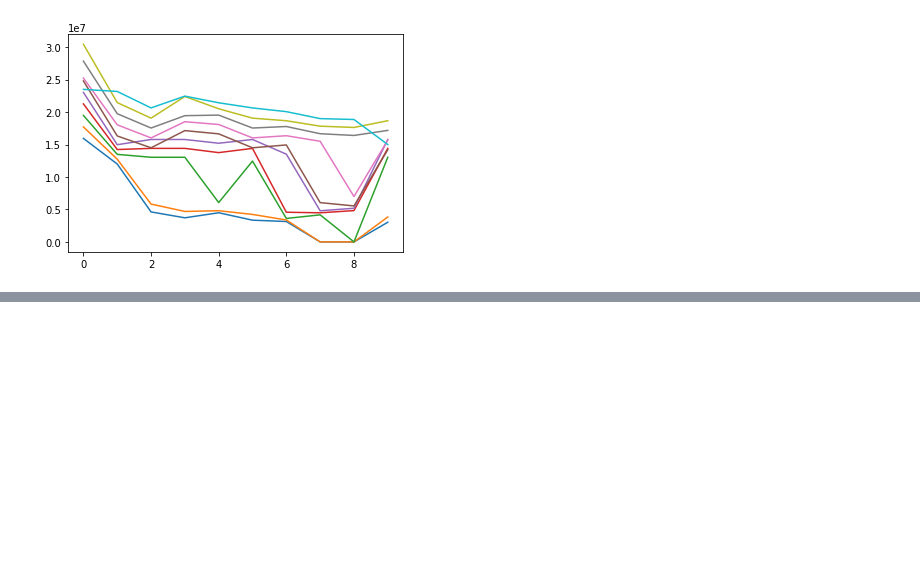
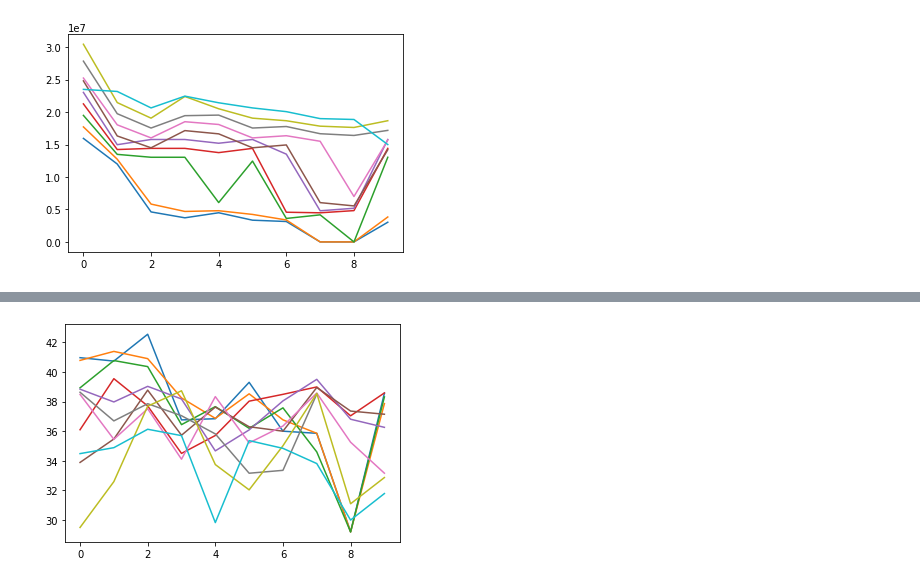
Before and after one commit to twzhangyang/python-for-data-science-path, a Jupyter notebook: src/03-matrix/basketball.ipynb, the cells around one changed output, grey strips where cells are left out. Saved outputs shown, nothing was run; the diff lists cells and outputs as text; code cells hidden in the pictures; blank space fills up the shorter version.

```diff
--- a/src/03-matrix/basketball.ipynb
+++ b/src/03-matrix/basketball.ipynb
@@ -155,0 +163,5 @@ plt.show()
+# %%
+plt.plot(MinutesPlayed / Games)
+plt.show()
+# %% [output]
+[figure, added]
```
Also changed, not shown: parts of 2 cells of this notebook.
